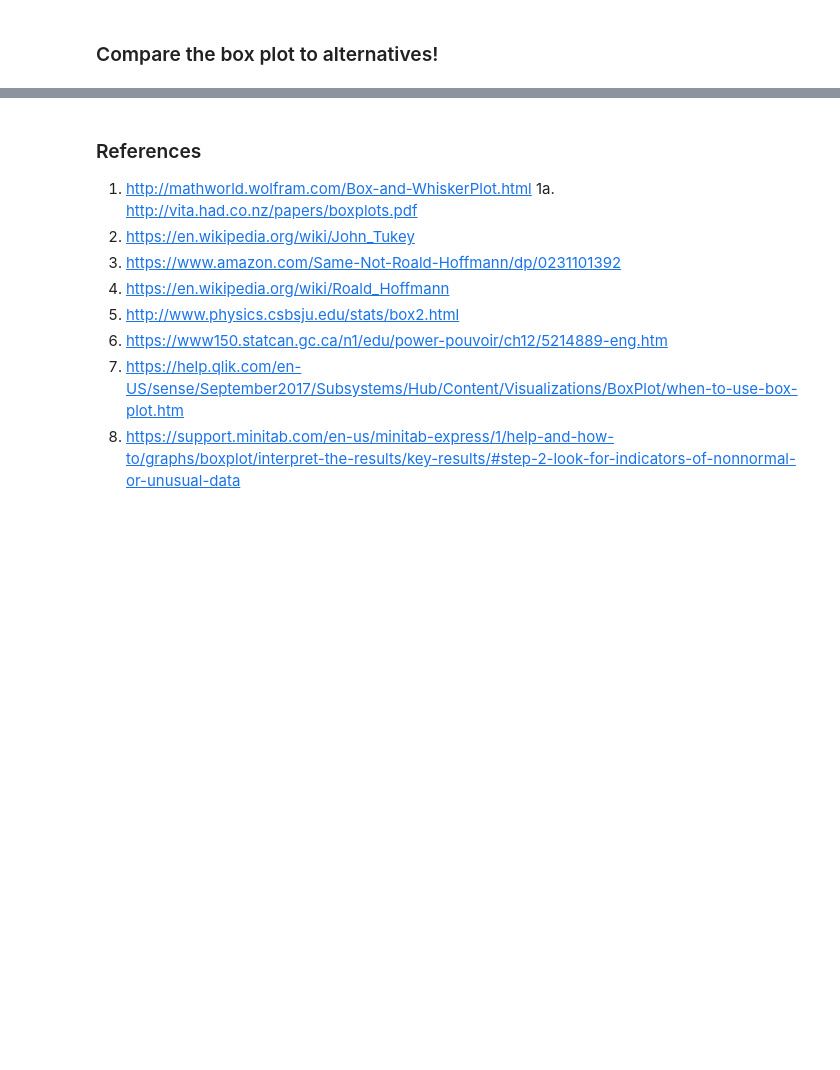
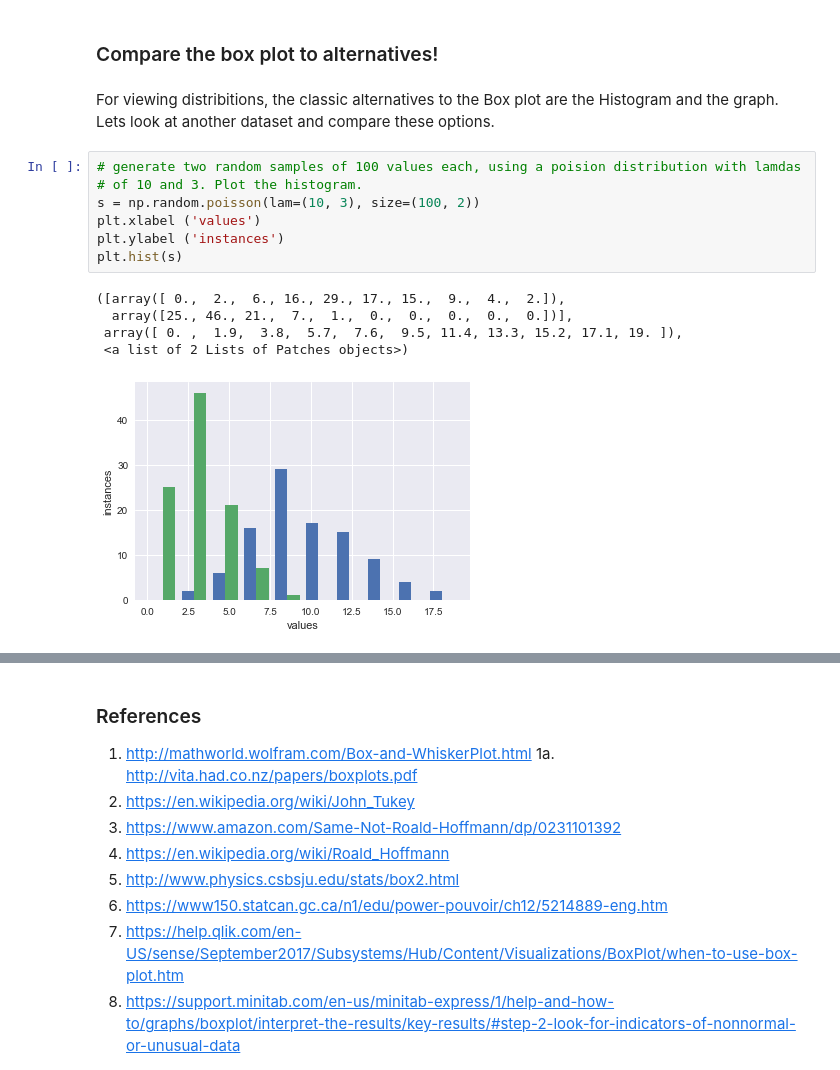
Before and after one commit to Aqua5lad/FDA-Dec-Project, a Jupyter notebook: FDA Project Dec 2018.ipynb, the cells around one changed output, grey strips where cells are left out. Cells and saved outputs as stored; diff of their text form; blank space fills up the shorter version.

Commit message:
boxplot alternatives

```diff
--- a/FDA Project Dec 2018.ipynb
+++ b/FDA Project Dec 2018.ipynb
@@ -198,3 +198,18 @@ What we quickly observe, the drop in variability across the trial distributions
 The law of large numbers was first proved by the Swiss mathematician Jakob Bernoulli in 1713, and it is a cornerstone of all statistical science. I was reminded of this principle while studying an online course this summer from the University of Michigan, entitled "Mindware: Critical Thinking for the Information Age"  https://www.coursera.org/account/accomplishments/certificate/5BAXYQEKBPPH
 # %% [markdown]
 ### Compare the box plot to alternatives!
+# %% [markdown]
+For viewing distribitions, the classic alternatives to the Box plot are the Histogram and the graph. Lets look at another dataset and compare these options.
+# %%
+# generate two random samples of 100 values each, using a poision distribution with lamdas
+# of 10 and 3. Plot the histogram.
+s = np.random.poisson(lam=(10, 3), size=(100, 2))
+plt.xlabel ('values')
+plt.ylabel ('instances')
+plt.hist(s)
+# %% [output]
+([array([ 0.,  2.,  6., 16., 29., 17., 15.,  9.,  4.,  2.]),
+  array([25., 46., 21.,  7.,  1.,  0.,  0.,  0.,  0.,  0.])],
+ array([ 0. ,  1.9,  3.8,  5.7,  7.6,  9.5, 11.4, 13.3, 15.2, 17.1, 19. ]),
+ <a list of 2 Lists of Patches objects>)
+[figure, added]
```
Also changed, not shown: parts of 6 cells of this notebook.
